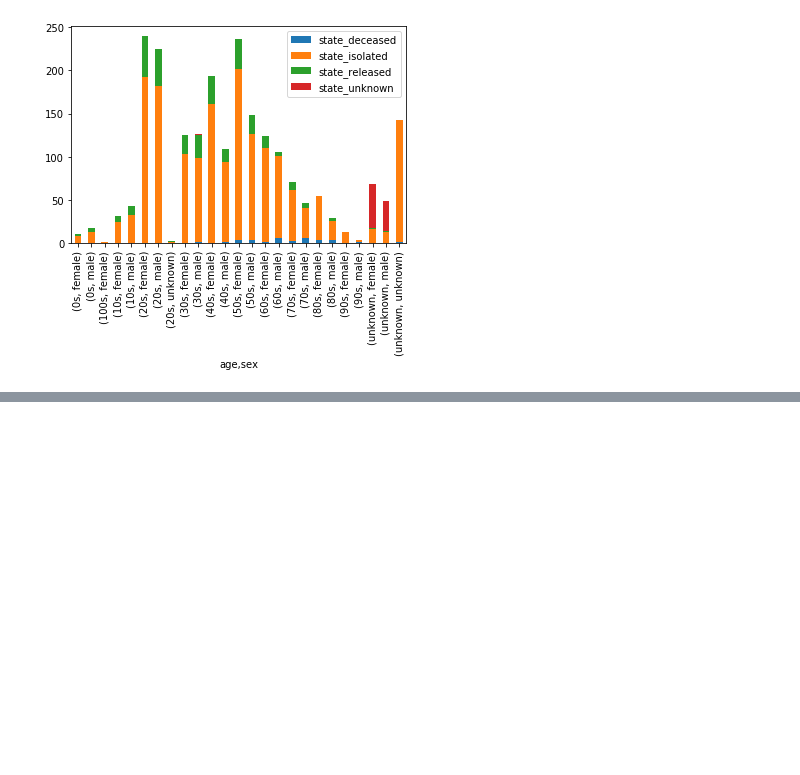
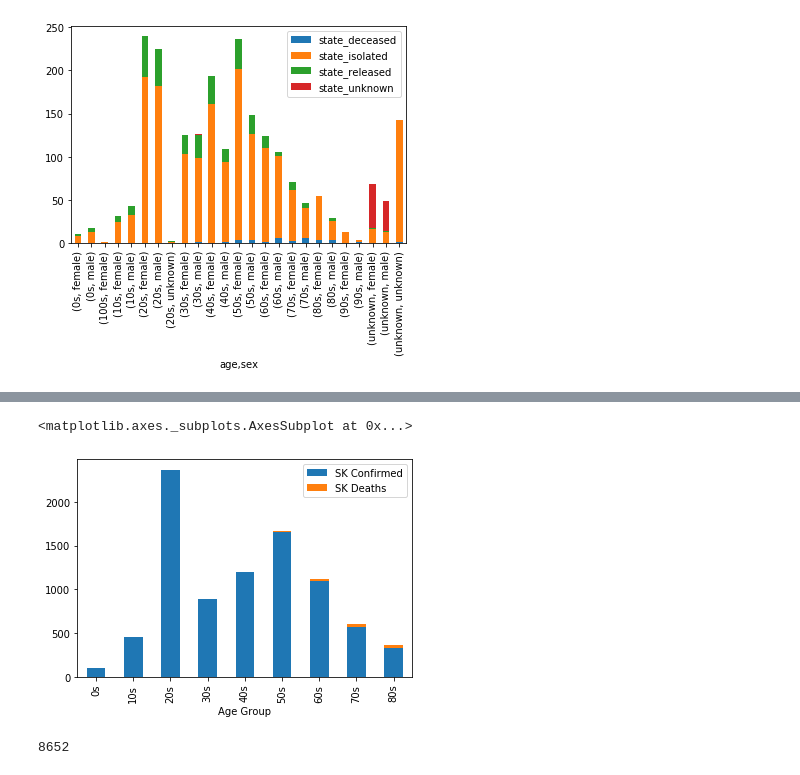
Before and after one commit to FarmageddonNow/CV19, a Jupyter notebook: CV19_Analysis-SK Detailed Data.ipynb, the cells around one changed output, grey strips where cells are left out. Drawn from its saved outputs; the diff is of its cells as text; code cells hidden in the pictures; blank space fills up the shorter version.

Commit message:
added more charts using SK data

```diff
--- a/CV19_Analysis-SK Detailed Data.ipynb
+++ b/CV19_Analysis-SK Detailed Data.ipynb
@@ -170,6 +230,6 @@ sk_detail_patient.groupby(['age', 'sex']).apply(lambda x: x.astype(int).sum()).p
+# %%
+sk_detail_timeAge = pd.read_csv('https://raw.githubusercontent.com/jihoo-kim/Data-Science-for-COVID-19/master/dataset/Time/TimeAge.csv')
+sk_detail_timeAge = sk_detail_timeAge.tail(9)
 # %%
-sk_detail_timeAge = pd.read_csv('https://raw.githubusercontent.com/jihoo-kim/Data-Science-for-COVID-19/master/dataset/Time/TimeAge.csv')
 sk_detail_timeAge.drop(['date', 'time'], axis=1, inplace=True)
-sk_detail_timeAge.index.names = ['Days Since Detection']
 sk_detail_timeAge.rename(columns={'age': 'Age Group', 'confirmed': 'SK Confirmed', 'deceased': 'SK Deaths'}, inplace=True)
-sk_detail_timeAge
@@ -204,0 +252,10 @@ sk_detail_timeAge.groupby(['Age Group']).agg('count')
+# %%
+sk_detail_timeAge.groupby(['Age Group']).apply(lambda x: x.astype(int).sum()).plot.bar(stacked=True)
+# %% [output]
+<matplotlib.axes._subplots.AxesSubplot at 0x...>
+[figure, added]
+# %%
+sk_conf_death_by_age['Mortality Rate'] = sk_conf_death_by_age['SK Deaths'] / sk_conf_death_by_age['SK Confirmed']
+sk_conf_death_by_age['SK Confirmed'].sum()
+# %% [output]
+8652
```
Also changed, not shown: parts of 12 cells of this notebook, 1 other file.
